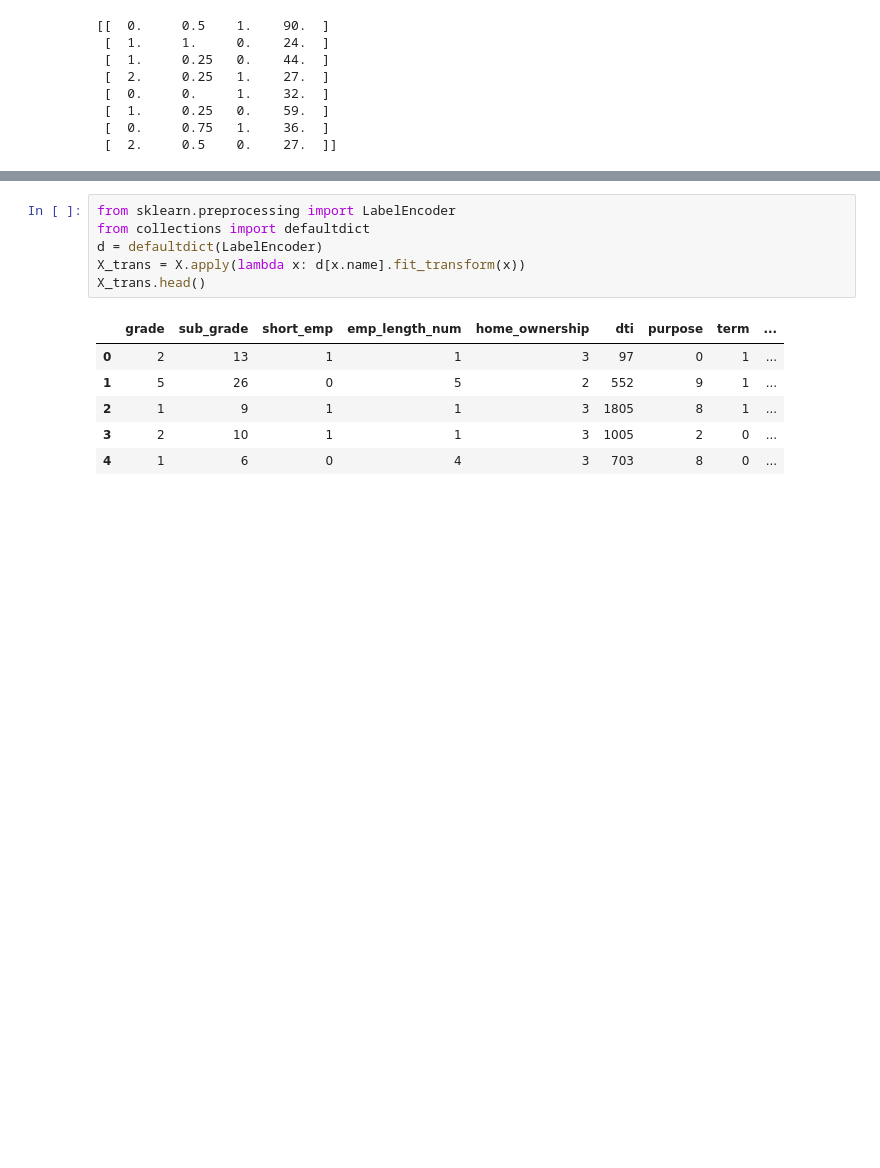
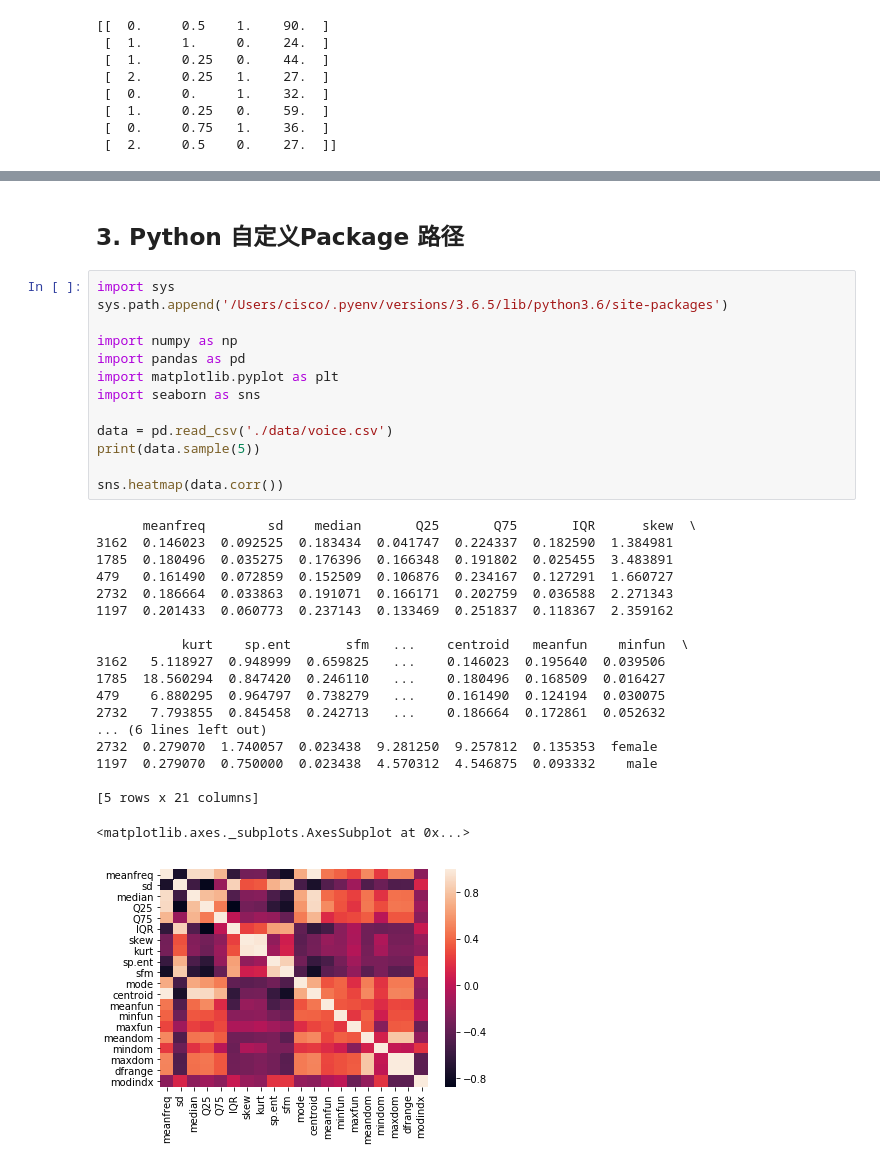
Before and after one commit to caserwin/daily-learning-python, a Jupyter notebook: jupyter_file/study_summary.ipynb, the cells around one changed output, grey strips where cells are left out. Drawn from its saved outputs; the diff is of its cells as text; blank space fills up the shorter version.

```diff
--- a/jupyter_file/study_summary.ipynb
+++ b/jupyter_file/study_summary.ipynb
@@ -164,13 +98,35 @@ dtype: object
-# %%
-from sklearn.preprocessing import LabelEncoder
-from collections import defaultdict
-d = defaultdict(LabelEncoder)
-X_trans = X.apply(lambda x: d[x.name].fit_transform(x))
-X_trans.head()
-# %% [output]
-|  | grade | sub_grade | short_emp | emp_length_num | home_ownership | dti | purpose | term | ... |
-| 0 | 2 | 13 | 1 | 1 | 3 | 97 | 0 | 1 | ... |
-| 1 | 5 | 26 | 0 | 5 | 2 | 552 | 9 | 1 | ... |
-| 2 | 1 | 9 | 1 | 1 | 3 | 1805 | 8 | 1 | ... |
-| 3 | 2 | 10 | 1 | 1 | 3 | 1005 | 2 | 0 | ... |
-| 4 | 1 | 6 | 0 | 4 | 3 | 703 | 8 | 0 | ... |
+# %% [markdown]
+## 3. Python 自定义Package 路径
+# %%
+import sys
+sys.path.append('/Users/cisco/.pyenv/versions/3.6.5/lib/python3.6/site-packages')
+
+import numpy as np
+import pandas as pd
+import matplotlib.pyplot as plt
+import seaborn as sns
+
+data = pd.read_csv('./data/voice.csv')
+print(data.sample(5))
+
+sns.heatmap(data.corr())
+# %% [output]
+      meanfreq        sd    median       Q25       Q75       IQR      skew  \
+3162  0.146023  0.092525  0.183434  0.041747  0.224337  0.182590  1.384981
+1785  0.180496  0.035275  0.176396  0.166348  0.191802  0.025455  3.483891
+479   0.161490  0.072859  0.152509  0.106876  0.234167  0.127291  1.660727
+2732  0.186664  0.033863  0.191071  0.166171  0.202759  0.036588  2.271343
+1197  0.201433  0.060773  0.237143  0.133469  0.251837  0.118367  2.359162
+
+           kurt    sp.ent       sfm   ...    centroid   meanfun    minfun  \
+3162   5.118927  0.948999  0.659825   ...    0.146023  0.195640  0.039506
+1785  18.560294  0.847420  0.246110   ...    0.180496  0.168509  0.016427
+479    6.880295  0.964797  0.738279   ...    0.161490  0.124194  0.030075
+2732   7.793855  0.845458  0.242713   ...    0.186664  0.172861  0.052632
+... (6 lines left out)
+2732  0.279070  1.740057  0.023438  9.281250  9.257812  0.135353  female
+1197  0.279070  0.750000  0.023438  4.570312  4.546875  0.093332    male
+
+[5 rows x 21 columns]
+<matplotlib.axes._subplots.AxesSubplot at 0x...>
+[figure, added]
```
Also changed, not shown: parts of 10 cells of this notebook, 48 other files.
